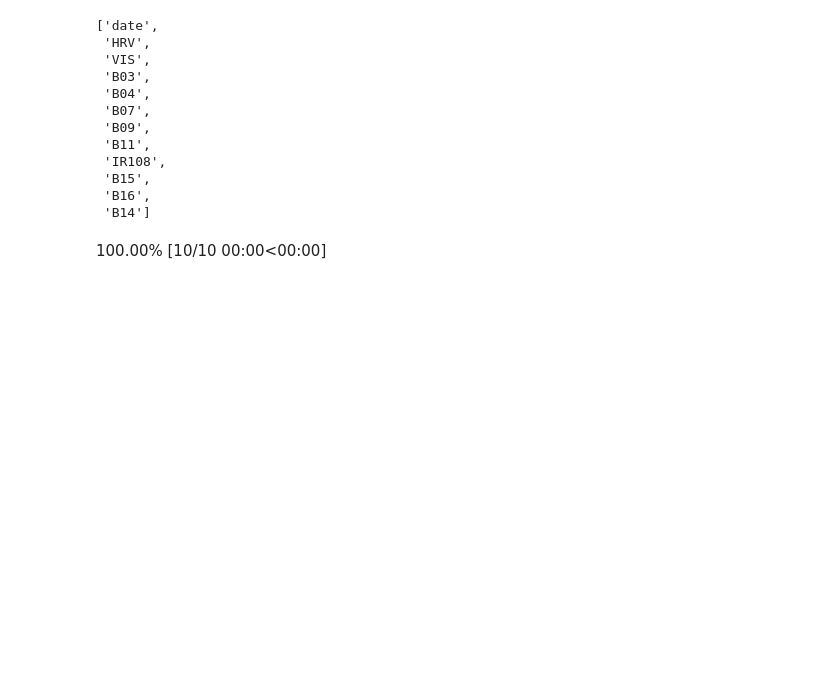
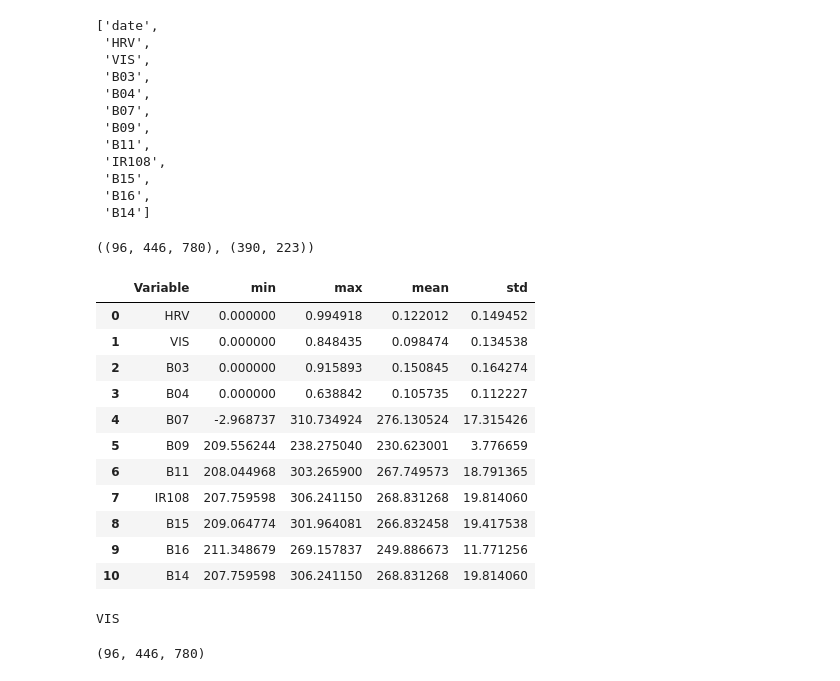
Before and after one commit to tcapelle/gtc, a Jupyter notebook: 01_EDA.ipynb, the cells around one changed output. Cells and saved outputs as stored; diff of their text form; code cells hidden in the pictures; blank space fills up the shorter version.

Commit message:
export to np

```diff
--- a/01_EDA.ipynb
+++ b/01_EDA.ipynb
@@ -129,0 +137,3 @@ for x in data.data_vars:
+# %%
+days = ls(data_path/"06/")
+days
@@ -129,0 +158,2 @@ for x in data.data_vars:
+# %%
+day = days[0]
@@ -130 +164,8 @@ for x in data.data_vars:
+# %%
+for day in progress_bar(days):
+    files = ls(day)
+    ds = stack_files(files)
+    np_ds = ds_to_np(ds, keys=["B07"])
+    fname = "B07_" + str(day).replace("/", "_") + ".npy"
+    np.save(EXPORT_PATH/fname, np_ds)
 # %% [markdown]
@@ -165,3 +203,27 @@ resize_factor = 1
 # %%
-orig_size = data.HRV.values.shape
-new_size = (orig_size[1]//resize_factor, orig_size[0]//resize_factor)
+orig_size = ds.HRV.values.shape
+new_size = (orig_size[2]//resize_factor, orig_size[1]//resize_factor)
+orig_size, new_size
+# %% [output]
+((96, 446, 780), (390, 223))
+# %%
+def get_stats(ds):
+    stats = []
+    for k, v in ds.items():
+        stats.append([k, v.values.min(), v.values.max(), v.values.mean(), v.values.std()])
+    return pd.DataFrame(data=stats, columns=["Variable", "min", "max", "mean", "std"])
+# %%
+get_stats(ds)
+# %% [output]
+|  | Variable | min | max | mean | std |
+| 0 | HRV | 0.000000 | 0.994918 | 0.122012 | 0.149452 |
+| 1 | VIS | 0.000000 | 0.848435 | 0.098474 | 0.134538 |
+| 2 | B03 | 0.000000 | 0.915893 | 0.150845 | 0.164274 |
+| 3 | B04 | 0.000000 | 0.638842 | 0.105735 | 0.112227 |
+| 4 | B07 | -2.968737 | 310.734924 | 276.130524 | 17.315426 |
+| 5 | B09 | 209.556244 | 238.275040 | 230.623001 | 3.776659 |
+| 6 | B11 | 208.044968 | 303.265900 | 267.749573 | 18.791365 |
+| 7 | IR108 | 207.759598 | 306.241150 | 268.831268 | 19.814060 |
+| 8 | B15 | 209.064774 | 301.964081 | 266.832458 | 19.417538 |
+| 9 | B16 | 211.348679 | 269.157837 | 249.886673 | 11.771256 |
+| 10 | B14 | 207.759598 | 306.241150 | 268.831268 | 19.814060 |
@@ -167,0 +235,9 @@ new_size = (orig_size[1]//resize_factor, orig_size[0]//resize_factor)
+# %%
+k = All[1]
+print(k)
+
+scaled_vis = scale(ds[k].values)
+scaled_vis.shape
+# %% [output]
+VIS
+(96, 446, 780)
@@ -168,14 +251,9 @@ new_size = (orig_size[1]//resize_factor, orig_size[0]//resize_factor)
 # %%
-sequences = {}
-for f in progress_bar(files[40:(n+40)]):
-    data = xr.open_dataset(f)
-    images = [cv2.resize(data[x].values, new_size) for x in data.data_vars]
-    for var, img in zip(data.data_vars, images):
-        if var in sequences:
-            sequences[var].append(img)
-        else:
-            sequences[var] = [img]
-    # row = [data.attrs["time"]] + [wandb.Image(img) for img in images]
-    # table.add_data(*row)
+def create_row(ds):
+    sequences = {}
+    for k in progress_bar(All):
+        data = ds[k].values
+        images = preprocess_frames(data, new_size)
+        vid = np.stack(images)[:, None, ...]
+        sequences[k] = wandb.Video(vid)
+    return sequences
-# %% [output]
-100.00% [10/10 00:00<00:00]
```
Also changed, not shown: parts of 42 cells of this notebook.
